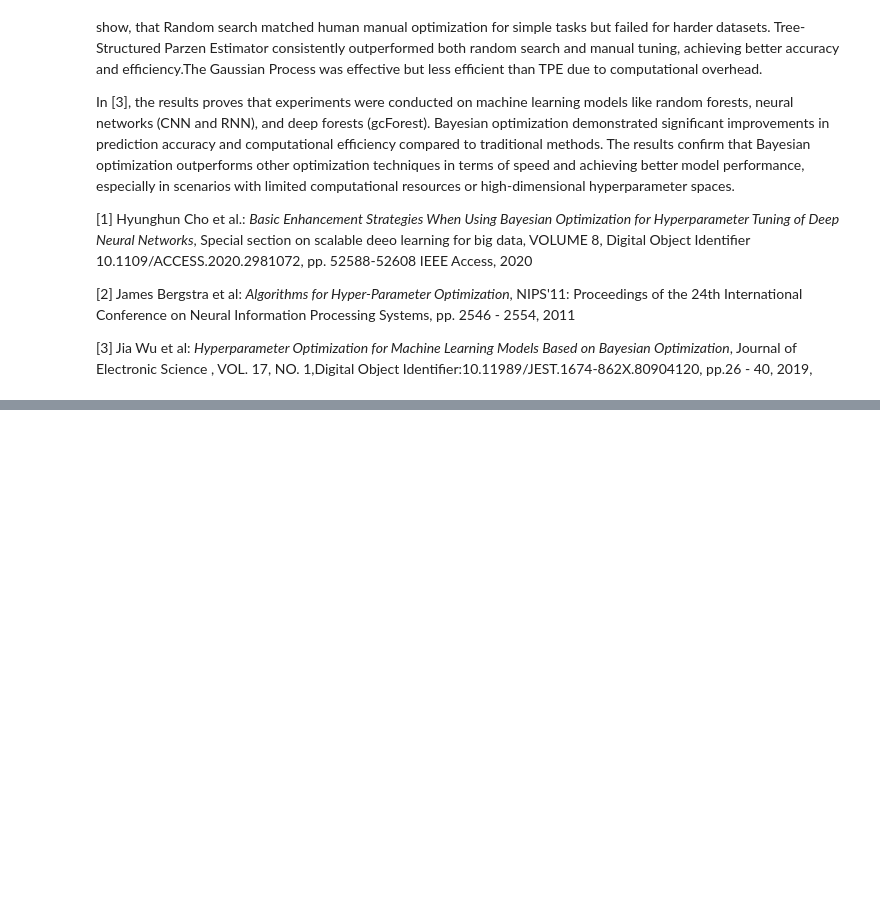
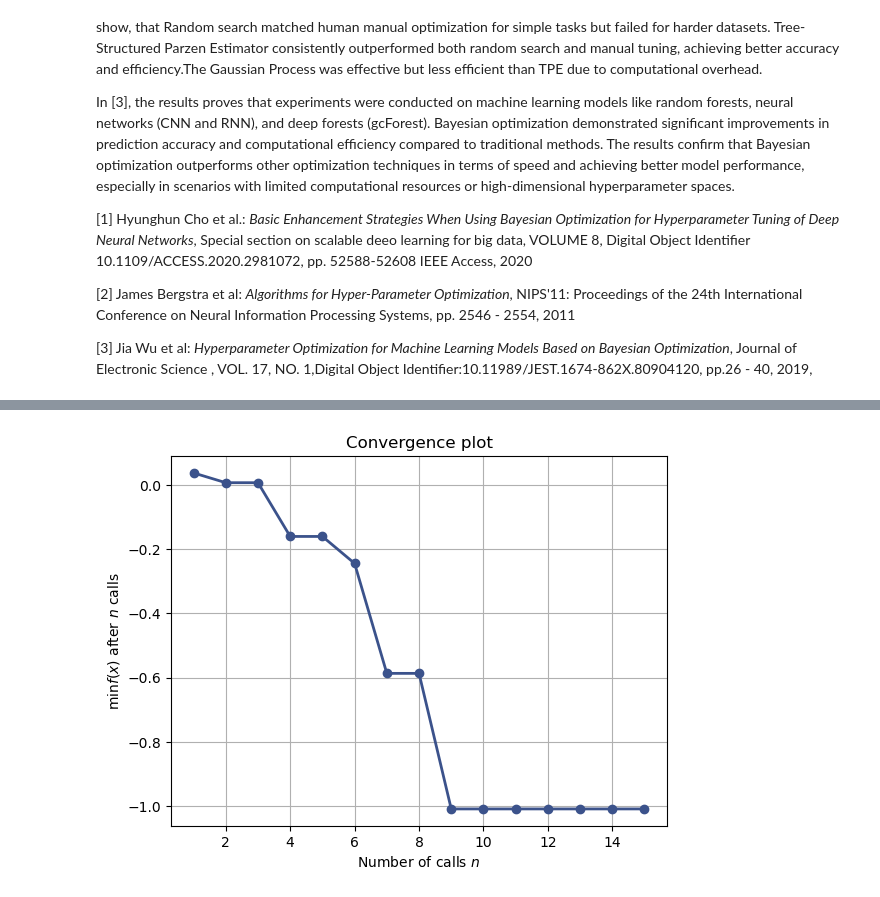
Before and after one commit to ThMRudolf/2024_Project_NumericalMethods, a Jupyter notebook: Optimizacion_Bayesiana_2024_rdf_en.ipynb, the cells around one changed output, grey strips where cells are left out. Saved outputs shown, nothing was run; the diff lists cells and outputs as text; code cells hidden in the pictures; blank space fills up the shorter version.

```diff
--- a/Optimizacion_Bayesiana_2024_rdf_en.ipynb
+++ b/Optimizacion_Bayesiana_2024_rdf_en.ipynb
@@ -24,0 +164,10 @@ The results confirm that Bayesian optimization outperforms other optimization te
+# %%
+from skopt import gp_minimize
+
+res = gp_minimize(f,                  # the function to minimize
+                  [(-2.0, 2.0)],      # the bounds on each dimension of x
+                  acq_func="EI",      # the acquisition function
+                  n_calls=15,         # the number of evaluations of f
+                  n_random_starts=5,  # the number of random initialization points
+                  noise=0.1**2,       # the noise level (optional)
+                  random_state=1234)   # the random seed
@@ -24,0 +178,5 @@ The results confirm that Bayesian optimization outperforms other optimization te
+# %%
+from skopt.plots import plot_convergence
+plot_convergence(res);
+# %% [output]
+[figure, added]
```
Also changed, not shown: parts of 19 cells of this notebook, 1 other file.
